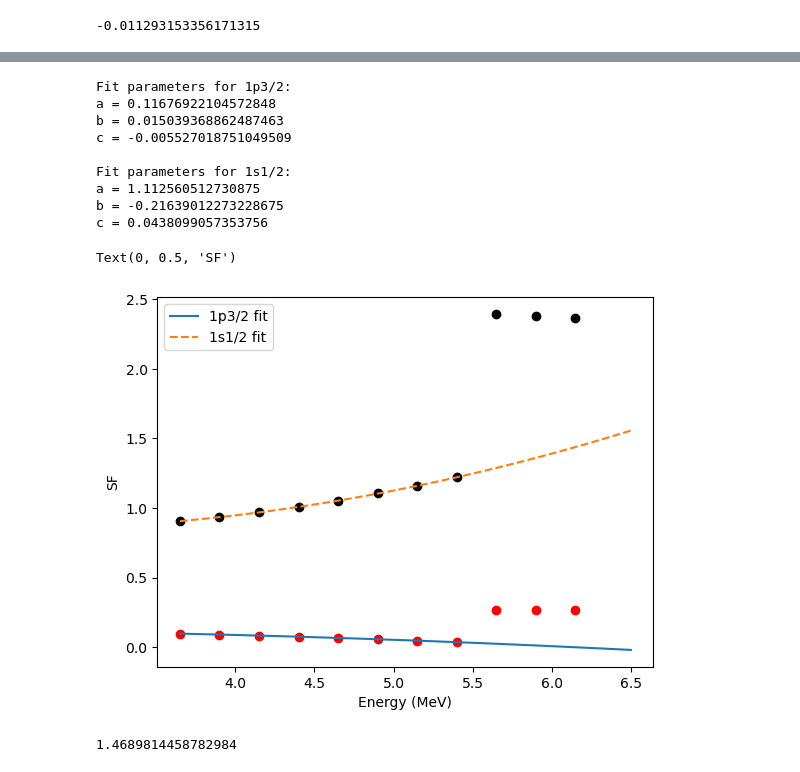
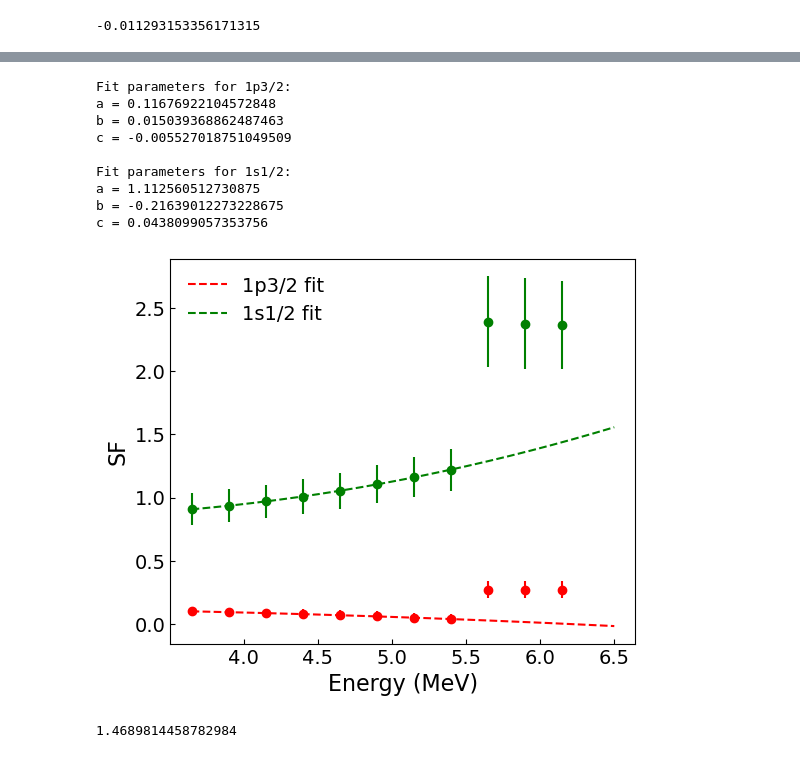
Before and after one commit to annakawecka/digios, a Jupyter notebook: analysis/corrected_working/python_plots/extrapolation.ipynb, the cells around one changed output, grey strips where cells are left out. Cells and saved outputs as stored; diff of their text form; code cells hidden in the pictures.

```diff
--- a/analysis/corrected_working/python_plots/extrapolation.ipynb
+++ b/analysis/corrected_working/python_plots/extrapolation.ipynb
@@ -270,6 +318,14 @@ s_vals_sp2 = np.array([
 
 p_vals_sp2 = np.array([
     0.27, 0.27, 0.27, 0.0371182, 0.047, 0.058, 0.0676, 0.0758, 0.0838, 0.0915389, 0.098
+])
+
+unc_s_sp2 = np.array([
+    0.35, 0.36, 0.36, 0.165752, 0.158, 0.15, 0.1448, 0.1386, 0.133, 0.129, 0.126103
+])
+
+unc_p_sp2 = np.array([
+    0.069, 0.069, 0.067, 0.04, 0.04, 0.039, 0.038, 0.037, 0.036, 0.036, 0.036
 ])
 
 s_fit_sp2 = s_vals_sp2[3:]
@@ -279,39 +335,52 @@ popt_s_sp2, pcov_s_sp2 = curve_fit(plo2, energy_fit, s_fit_sp2)
 popt_p_sp2, pcov_p_sp2 = curve_fit(plo2, energy_fit, p_fit_sp2)
 
 print("Fit parameters for 1p3/2:")
 print("a =", popt_p_sp2[0])
 print("b =", popt_p_sp2[1])
 print("c =", popt_p_sp2[2])
 
 print("\nFit parameters for 1s1/2:")
 print("a =", popt_s_sp2[0])
 print("b =", popt_s_sp2[1])
 print("c =", popt_s_sp2[2])
 
 E_plot = np.linspace(min(energy_fit), 6.5, 300)
 
-plt.plot(E_plot, plo2(E_plot, *popt_p_sp2), '-', label='1p3/2 fit')
-plt.plot(E_plot, plo2(E_plot, *popt_s_sp2), '--', label='1s1/2 fit')
+fig, ax = plt.subplots(figsize=(6, 5))
 
-plt.scatter(energy, p_vals_sp2, color='red')
-plt.scatter(energy, s_vals_sp2, color='black')
+ax.plot(E_plot, plo2(E_plot, *popt_p_sp2), '--', label='1p3/2 fit', color='red')
+ax.plot(E_plot, plo2(E_plot, *popt_s_sp2), '--', label='1s1/2 fit', color='green')
+
+ax.errorbar(energy, p_vals_sp2, yerr=unc_p_sp2, color='red', fmt='.' )
+ax.errorbar(energy, s_vals_sp2, yerr=unc_s_sp2, color='green', fmt='.' )
+
+ax.scatter(energy, p_vals_sp2, color='red')
+ax.scatter(energy, s_vals_sp2, color='green')
 
 plt.legend()
 
+ax.legend(frameon=False, fontsize=14)
+ax.set_xlabel(r"$\theta_{\mathrm{lab}}$ $(^\circ)$", fontsize=16)
+ax.set_ylabel(r'$T_1$ (MeV)', fontsize=16)
+plt.xticks(fontsize = 14)
+plt.yticks(fontsize = 14)
+ax.tick_params(direction='in')
+
 plt.xlabel("Energy (MeV)")
 plt.ylabel("SF")
+
+plt.savefig('extrapolation_sp.pdf')
 # %% [output]
 Fit parameters for 1p3/2:
 a = 0.11676922104572848
 b = 0.015039368862487463
 c = -0.005527018751049509
 
 Fit parameters for 1s1/2:
 a = 1.112560512730875
 b = -0.21639012273228675
 c = 0.0438099057353756
-Text(0, 0.5, 'SF')
-[figure, old version]
+[figure, new version]
 # %%
 a1 = plo2(6.2, *popt_s_spd)
 # %%
```
Also changed, not shown: parts of 2 cells of this notebook, 13 other files.
